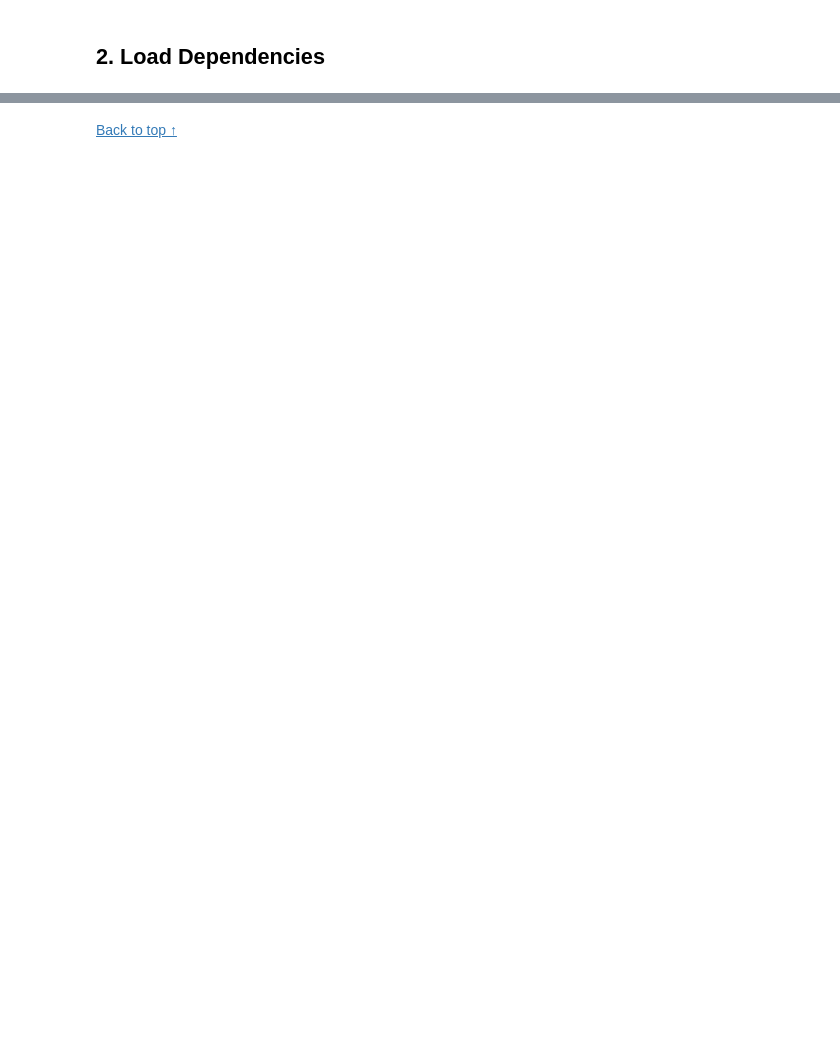
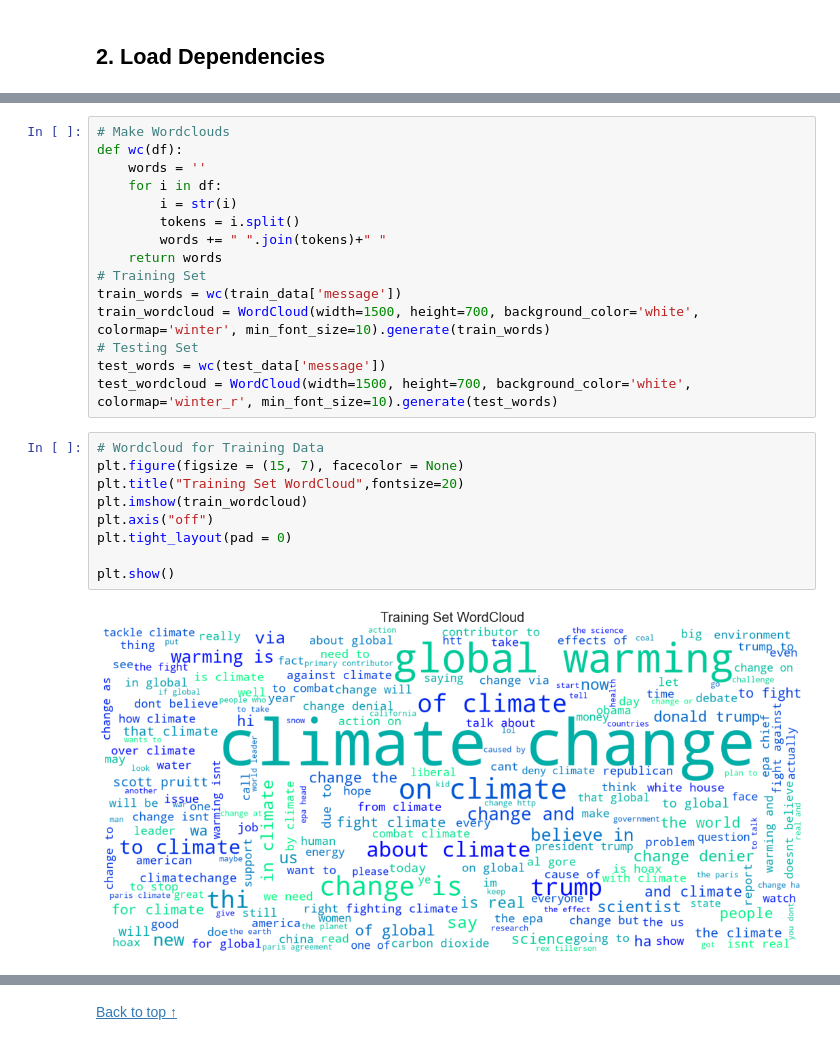
Before and after one commit to Lizette95/Team_RM5_ClassificationPredict_Notebook, a Jupyter notebook: Team_RM5_ClassificationNotebook.ipynb, the cells around one changed output, grey strips where cells are left out. Drawn from its saved outputs; the diff is of its cells as text; blank space fills up the shorter version.

```diff
--- a/Team_RM5_ClassificationNotebook.ipynb
+++ b/Team_RM5_ClassificationNotebook.ipynb
@@ -71,0 +252,26 @@ sns.set_style("white")
+# %%
+# Make Wordclouds
+def wc(df):
+    words = ''
+    for i in df:
+        i = str(i)
+        tokens = i.split()
+        words += " ".join(tokens)+" "
+    return words
+# Training Set
+train_words = wc(train_data['message'])
+train_wordcloud = WordCloud(width=1500, height=700, background_color='white', colormap='winter', min_font_size=10).generate(train_words)
+# Testing Set
+test_words = wc(test_data['message'])
+test_wordcloud = WordCloud(width=1500, height=700, background_color='white', colormap='winter_r', min_font_size=10).generate(test_words)
+# %%
+# Wordcloud for Training Data
+plt.figure(figsize = (15, 7), facecolor = None)
+plt.title("Training Set WordCloud",fontsize=20)
+plt.imshow(train_wordcloud)
+plt.axis("off")
+plt.tight_layout(pad = 0)
+
+plt.show()
+# %% [output]
+[figure, added]
```
Also changed, not shown: parts of 36 cells of this notebook.
